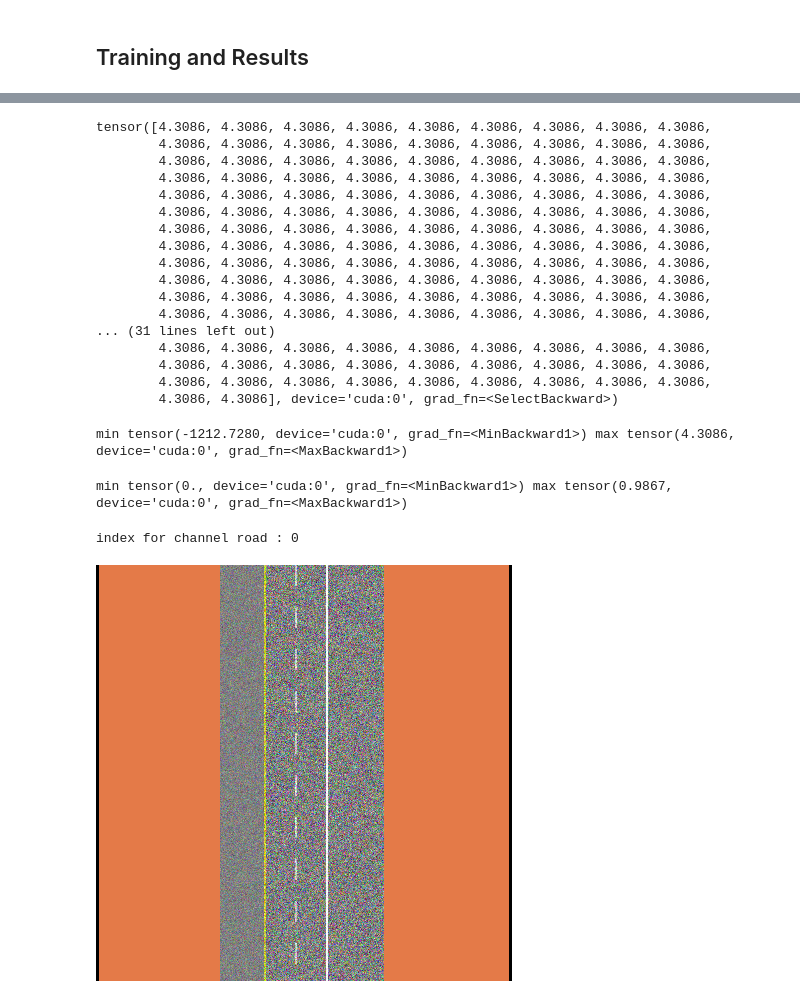
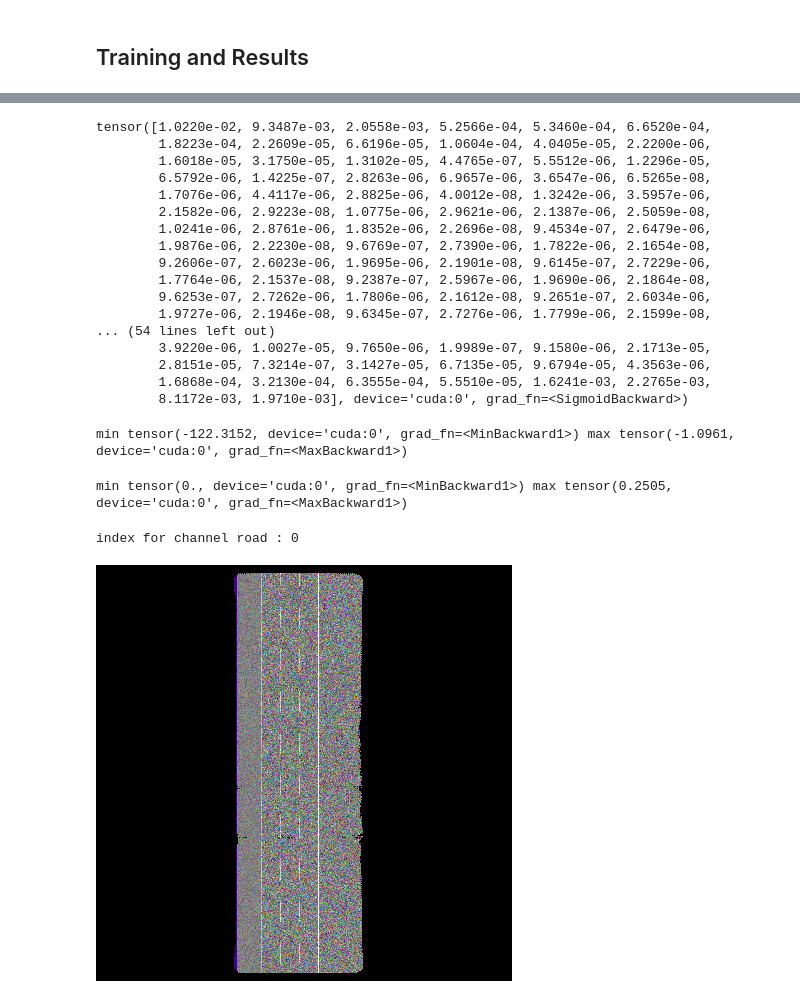
Before and after one commit to iCopyPasta/COMP594, a Jupyter notebook: UNetExperiments/UNetExperiment.ipynb, the cells around one changed output, grey strips where cells are left out. Cells and saved outputs as stored; diff of their text form; code cells hidden in the pictures.

```diff
--- a/UNetExperiments/UNetExperiment.ipynb
+++ b/UNetExperiments/UNetExperiment.ipynb
@@ -208,7 +196,7 @@ data_transforms = transforms.Compose([transforms.Resize([imageSize,imageSize]),
 
 # instantiate the dataset and dataloader
 dataset = ImageFolderWithPaths(data_dir, transform=data_transforms) # our custom dataset
-dataloaders = torch.utils.data.DataLoader(dataset, batch_size = batchSize, shuffle=False)
+dataloaders = torch.utils.data.DataLoader(dataset, batch_size = batchSize, shuffle=True)
 
 # iterate over data
 #for inputs, labels, paths in dataloader:
@@ -223,15 +211,13 @@ new_road_factory = DrawingWithTensors.datasetFactory(IMAGE_SIZE=416)
 # %% [markdown]
 ## Training Routine without Validation Steps
 # %%
-def train_model(model, criterion, optimizer, scheduler, num_epochs=4):
+def train_model(model, criterion, optimizer, num_epochs=4):
     since = time.time()
     best_model = None
     best_loss = math.inf
     model.train()  # Set model to training mode
     for epoch in range(1,num_epochs):
         print('Epoch {}/{}'.format(epoch, num_epochs - 1), flush=True)
-        print('-' * 10, flush=True)
-
         epoch_loss = 0
 
         #BATCH TUPLE
@@ -265,11 +251,10 @@ def train_model(model, criterion, optimizer, scheduler, num_epochs=4):
             # statistics
             epoch_loss += loss.item()
 
-        print('Epoch finished', flush=True)
+        #print('Epoch finished', flush=True)
         #print("BCE: {}".format(epoch_loss), flush=True)
-        print("dice: {}".format(epoch_loss), flush=True)
-        #print('loss: {}'.format(epoch_loss), flush=True)
-
+        print("loss: {}".format(epoch_loss), flush=True)
+        print('---------------', flush=True)
         #save best copy of  model
         if epoch_loss < best_loss:
             best_loss = epoch_loss
@@ -323,19 +331,21 @@ model = model.to(device)
 # %% [markdown]
 ## Training and Results
 # %%
-#criterion = torch.nn.BCEWithLogitsLoss()
+criterion = torch.nn.BCEWithLogitsLoss()
 #criterion = torch.nn.BCELoss()
 #criterion = DiceCoeff()
-criterion = DICELossMultiClass()
+#criterion = DICELossMultiClass()
 
 # Observe default choices, except using amsgrad version of Adam
-optimizer_ft = optim.Adam(model.parameters(),amsgrad=True)
+optimizer_ft = optim.Adam(model.parameters(), lr=0.05, weight_decay=0, amsgrad=False, eps=0.1)
 
+# Observe that all parameters are being optimized
+#optimizer_ft = optim.SGD(model.parameters(), lr=0.2, momentum=0.90)
 # Osscilate between high and low learning rates
-exp_lr_scheduler = lr_scheduler.CosineAnnealingLR(optimizer_ft, 7)
+#exp_lr_scheduler = lr_scheduler.CosineAnnealingLR(optimizer_ft, 0)
 
 try:
-    model = train_model(model, criterion, optimizer_ft, exp_lr_scheduler, num_epochs=EPOCHS)
+    model = train_model(model, criterion, optimizer_ft, num_epochs=EPOCHS)
 
 except KeyboardInterrupt:
     torch.save(model, SAVE_LOCATION.replace("model",'INTERRUPTED'))
@@ -343,7 +373,7 @@ except KeyboardInterrupt:
 # %%
 #Show results in meanwhile
-img = Image.open("/home/peo5032/Documents/COMP594/input/gen5/roads/29995.png")
-test_tensor = torch.load("/home/peo5032/Documents/COMP594/input/gen5/tensor_values/29995.pt").to(device)
+img = Image.open("/home/peo5032/Documents/COMP594/input/gen5/roads/29996.png")
+test_tensor = torch.load("/home/peo5032/Documents/COMP594/input/gen5/tensor_values/29996.pt").to(device)
 inputs = torch.zeros(1,3, imageSize, imageSize).to(device)
 
 test_tensor.size()
@@ -356,40 +418,39 @@ outputs[0]
 # %%
-outputs[0][0][410]
-#torch.sigmoid(outputs[0][0][410])
+torch.sigmoid(outputs[0][0][415])
 # %% [output]
-tensor([4.3086, 4.3086, 4.3086, 4.3086, 4.3086, 4.3086, 4.3086, 4.3086, 4.3086,
-        4.3086, 4.3086, 4.3086, 4.3086, 4.3086, 4.3086, 4.3086, 4.3086, 4.3086,
-        4.3086, 4.3086, 4.3086, 4.3086, 4.3086, 4.3086, 4.3086, 4.3086, 4.3086,
-        4.3086, 4.3086, 4.3086, 4.3086, 4.3086, 4.3086, 4.3086, 4.3086, 4.3086,
-        4.3086, 4.3086, 4.3086, 4.3086, 4.3086, 4.3086, 4.3086, 4.3086, 4.3086,
-        4.3086, 4.3086, 4.3086, 4.3086, 4.3086, 4.3086, 4.3086, 4.3086, 4.3086,
-        4.3086, 4.3086, 4.3086, 4.3086, 4.3086, 4.3086, 4.3086, 4.3086, 4.3086,
-        4.3086, 4.3086, 4.3086, 4.3086, 4.3086, 4.3086, 4.3086, 4.3086, 4.3086,
-        4.3086, 4.3086, 4.3086, 4.3086, 4.3086, 4.3086, 4.3086, 4.3086, 4.3086,
-        4.3086, 4.3086, 4.3086, 4.3086, 4.3086, 4.3086, 4.3086, 4.3086, 4.3086,
-        4.3086, 4.3086, 4.3086, 4.3086, 4.3086, 4.3086, 4.3086, 4.3086, 4.3086,
-        4.3086, 4.3086, 4.3086, 4.3086, 4.3086, 4.3086, 4.3086, 4.3086, 4.3086,
-... (31 lines left out)
-        4.3086, 4.3086, 4.3086, 4.3086, 4.3086, 4.3086, 4.3086, 4.3086, 4.3086,
-        4.3086, 4.3086, 4.3086, 4.3086, 4.3086, 4.3086, 4.3086, 4.3086, 4.3086,
-        4.3086, 4.3086, 4.3086, 4.3086, 4.3086, 4.3086, 4.3086, 4.3086, 4.3086,
-        4.3086, 4.3086], device='cuda:0', grad_fn=<SelectBackward>)
+tensor([1.0220e-02, 9.3487e-03, 2.0558e-03, 5.2566e-04, 5.3460e-04, 6.6520e-04,
+        1.8223e-04, 2.2609e-05, 6.6196e-05, 1.0604e-04, 4.0405e-05, 2.2200e-06,
+        1.6018e-05, 3.1750e-05, 1.3102e-05, 4.4765e-07, 5.5512e-06, 1.2296e-05,
+        6.5792e-06, 1.4225e-07, 2.8263e-06, 6.9657e-06, 3.6547e-06, 6.5265e-08,
+        1.7076e-06, 4.4117e-06, 2.8825e-06, 4.0012e-08, 1.3242e-06, 3.5957e-06,
+        2.1582e-06, 2.9223e-08, 1.0775e-06, 2.9621e-06, 2.1387e-06, 2.5059e-08,
+        1.0241e-06, 2.8761e-06, 1.8352e-06, 2.2696e-08, 9.4534e-07, 2.6479e-06,
+        1.9876e-06, 2.2230e-08, 9.6769e-07, 2.7390e-06, 1.7822e-06, 2.1654e-08,
+        9.2606e-07, 2.6023e-06, 1.9695e-06, 2.1901e-08, 9.6145e-07, 2.7229e-06,
+        1.7764e-06, 2.1537e-08, 9.2387e-07, 2.5967e-06, 1.9690e-06, 2.1864e-08,
+        9.6253e-07, 2.7262e-06, 1.7806e-06, 2.1612e-08, 9.2651e-07, 2.6034e-06,
+        1.9727e-06, 2.1946e-08, 9.6345e-07, 2.7276e-06, 1.7799e-06, 2.1599e-08,
+... (54 lines left out)
+        3.9220e-06, 1.0027e-05, 9.7650e-06, 1.9989e-07, 9.1580e-06, 2.1713e-05,
+        2.8151e-05, 7.3214e-07, 3.1427e-05, 6.7135e-05, 9.6794e-05, 4.3563e-06,
+        1.6868e-04, 3.2130e-04, 6.3555e-04, 5.5510e-05, 1.6241e-03, 2.2765e-03,
+        8.1172e-03, 1.9710e-03], device='cuda:0', grad_fn=<SigmoidBackward>)
 # %%
 #new_road_factory.classMap
 # %%
-print("min", torch.min(outputs[0]), "max", torch.max(outputs[0]))
+print("min", torch.min(outputs[0][0]), "max", torch.max(outputs[0][0]))
 # %% [output]
-min tensor(-1212.7280, device='cuda:0', grad_fn=<MinBackward1>) max tensor(4.3086, device='cuda:0', grad_fn=<MaxBackward1>)
+min tensor(-122.3152, device='cuda:0', grad_fn=<MinBackward1>) max tensor(-1.0961, device='cuda:0', grad_fn=<MaxBackward1>)
 # %%
-print("min", torch.min(torch.sigmoid(outputs[0])), "max", torch.max(torch.sigmoid(outputs[0])))
+print("min", torch.min(torch.sigmoid(outputs[0][0])), "max", torch.max(torch.sigmoid(outputs[0][0])))
 # %% [output]
-min tensor(0., device='cuda:0', grad_fn=<MinBackward1>) max tensor(0.9867, device='cuda:0', grad_fn=<MaxBackward1>)
+min tensor(0., device='cuda:0', grad_fn=<MinBackward1>) max tensor(0.2505, device='cuda:0', grad_fn=<MaxBackward1>)
 # %%
 class_label = "road"
 classMap = new_road_factory.classMap
-threshold = 0.6
+threshold = 0.20
 showInferenceOnImage(img, torch.sigmoid(outputs[0]), class_label, threshold, classMap)
 #showInferenceOnImage(img, test_tensor, class_label, threshold, classMap)
 # %% [output]
 index for channel road : 0
-[figure, old version]
+[figure, new version]
```
Also changed, not shown: parts of 13 cells of this notebook, 1 other file.
